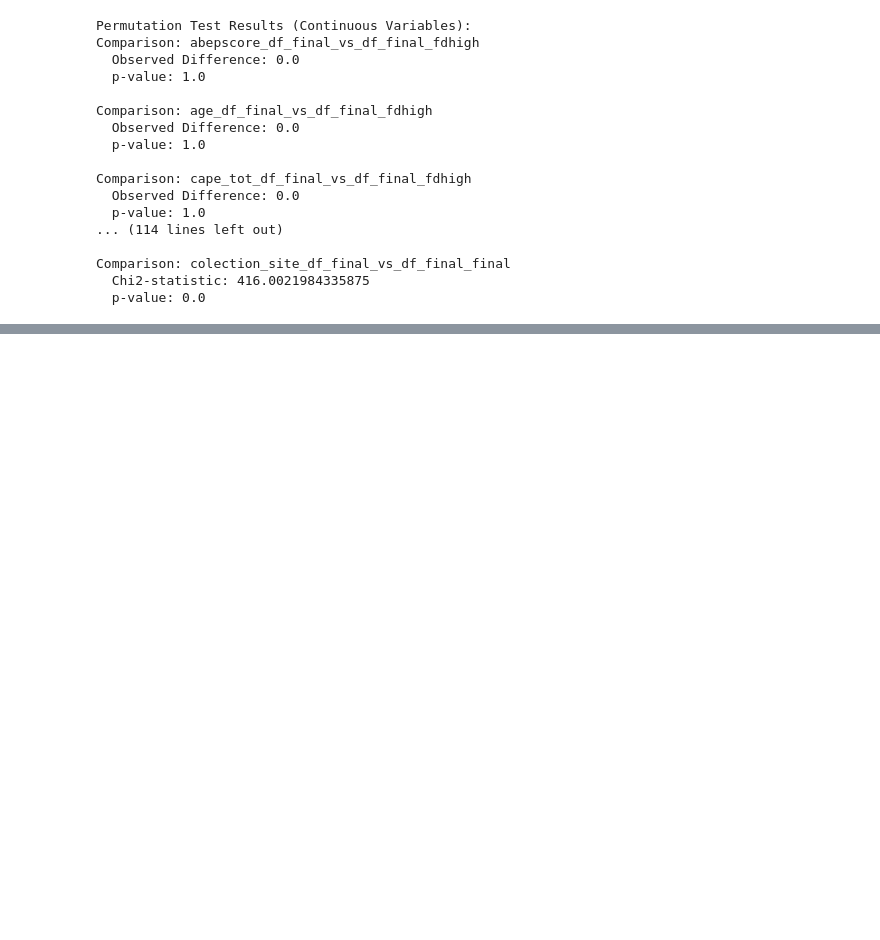
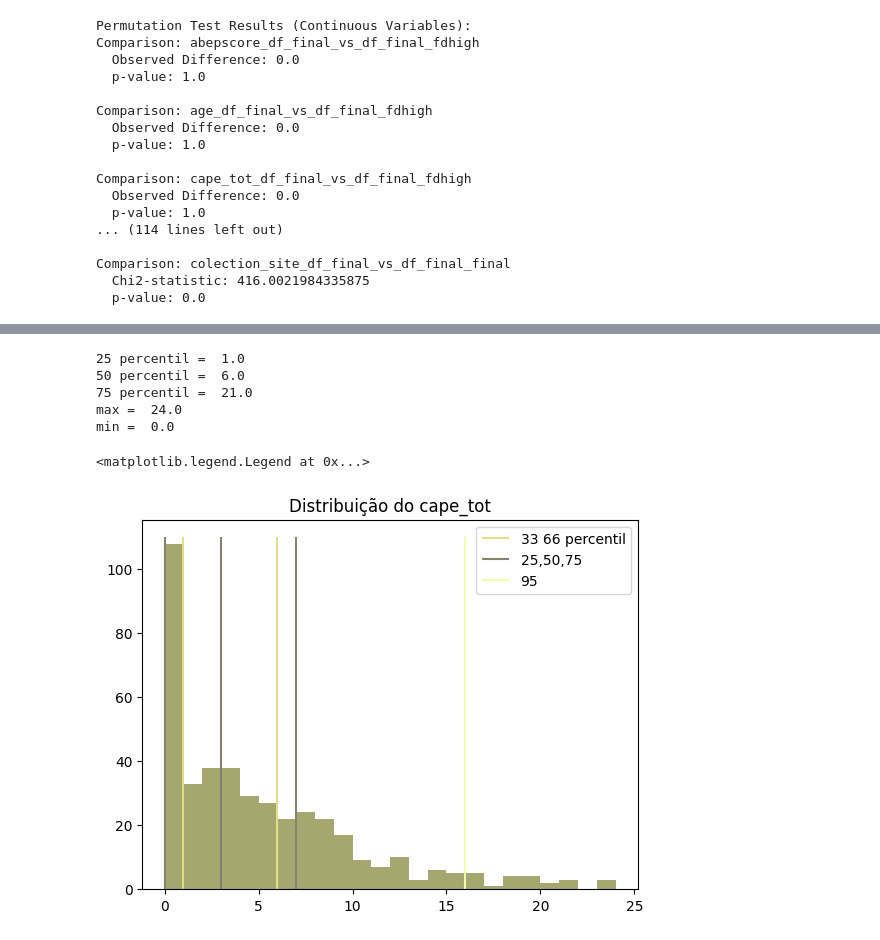
Before and after one commit to angeloodr/INPD-neuroimage-cape, a Jupyter notebook: analisys_code/organizing_dataset.ipynb, the cells around one changed output, grey strips where cells are left out. Saved outputs shown, nothing was run; the diff lists cells and outputs as text; code cells hidden in the pictures; blank space fills up the shorter version.

Commit message:
division of sample

```diff
--- a/analisys_code/organizing_dataset.ipynb
+++ b/analisys_code/organizing_dataset.ipynb
@@ -430,0 +438,33 @@ Exporting
+# %%
+print(
+    '25 percentil = ', np.percentile(df_final_final['cape_tot'],33),
+    '\n50 percentil = ',np.percentile(df_final_final['cape_tot'],66),
+    '\n75 percentil = ',np.percentile(df_final_final['cape_tot'],99),
+    '\nmax = ',np.max(df_final_final['cape_tot']),
+    '\nmin = ',np.min(df_final_final['cape_tot']))
+
+# evaluating percentile division, we need to analyse if this division separete groups only by cape_tot
+percentile_division = {
+    '0_25_perc': df_final_final[df_final_final['cape_tot'] <= np.percentile(df_final_final['cape_tot'],25)],
+    '25_50_perc': df_final_final[(df_final_final['cape_tot'] <= np.percentile(df_final_final['cape_tot'],50)) &
+                                 (df_final_final['cape_tot'] > np.percentile(df_final_final['cape_tot'],25))],
+    '50_75_perc': df_final_final[(df_final_final['cape_tot'] <= np.percentile(df_final_final['cape_tot'],75)) &
+                                 (df_final_final['cape_tot'] > np.percentile(df_final_final['cape_tot'],50))],
+    '75_100_perc': df_final_final[df_final_final['cape_tot'] > np.percentile(df_final_final['cape_tot'],75)]}
+
+plt.hist(df_final_final['cape_tot'],bins=np.arange(25), color="#A6A670")
+plt.title('Distribuição do cape_tot')
+plt.vlines([np.percentile(df_final_final['cape_tot'],33), np.percentile(df_final_final['cape_tot'],66)],
+           0,110,colors="#E2DE84", label="33 66 percentil")
+plt.vlines([np.percentile(df_final_final['cape_tot'],25), np.percentile(df_final_final['cape_tot'],50),
+            np.percentile(df_final_final['cape_tot'],75)],0,110,colors="#86836D", label='25,50,75')
+plt.vlines([np.percentile(df_final_final['cape_tot'],95)], ymin=0, ymax=110, label="95", colors='#ECFEAA')
+plt.legend()
+# %% [output]
+25 percentil =  1.0
+50 percentil =  6.0
+75 percentil =  21.0
+max =  24.0
+min =  0.0
+<matplotlib.legend.Legend at 0x...>
+[figure, added]
```
Also changed, not shown: parts of 16 cells of this notebook, 4 other files.
